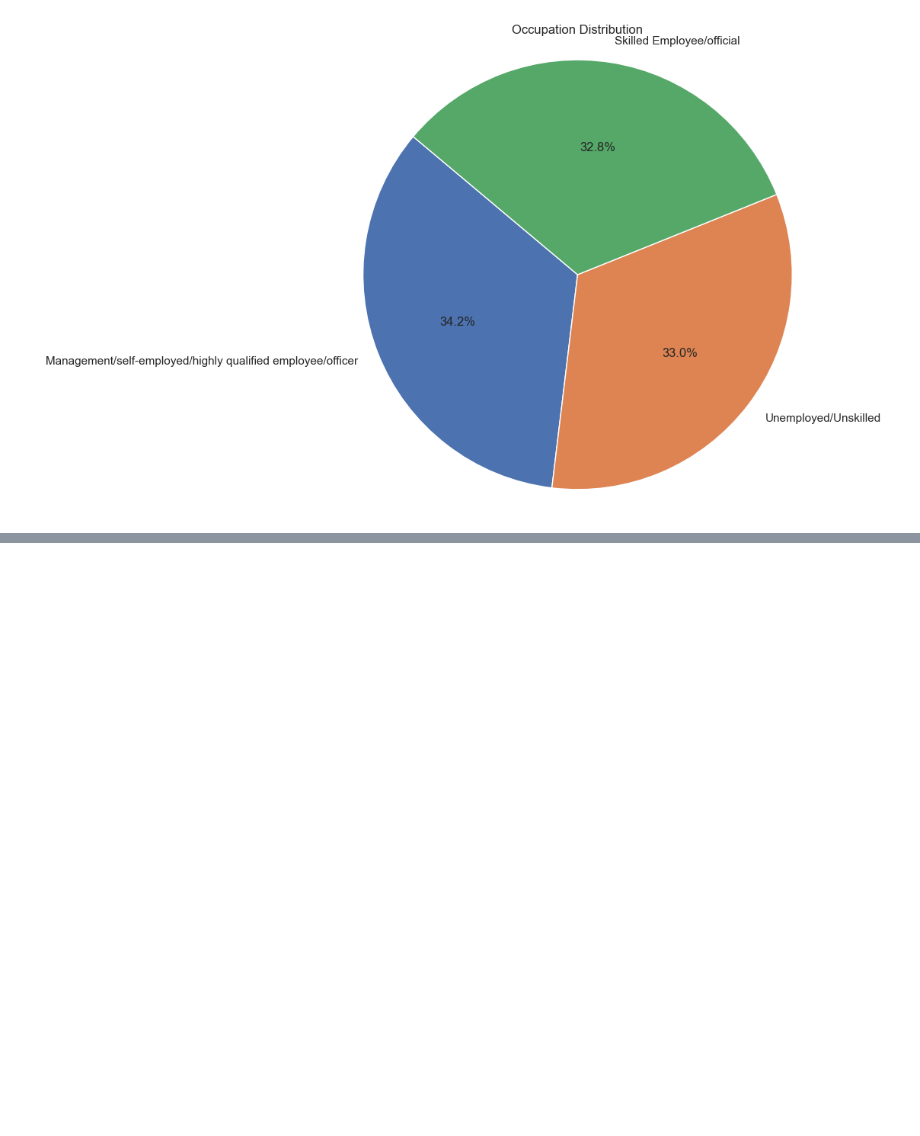
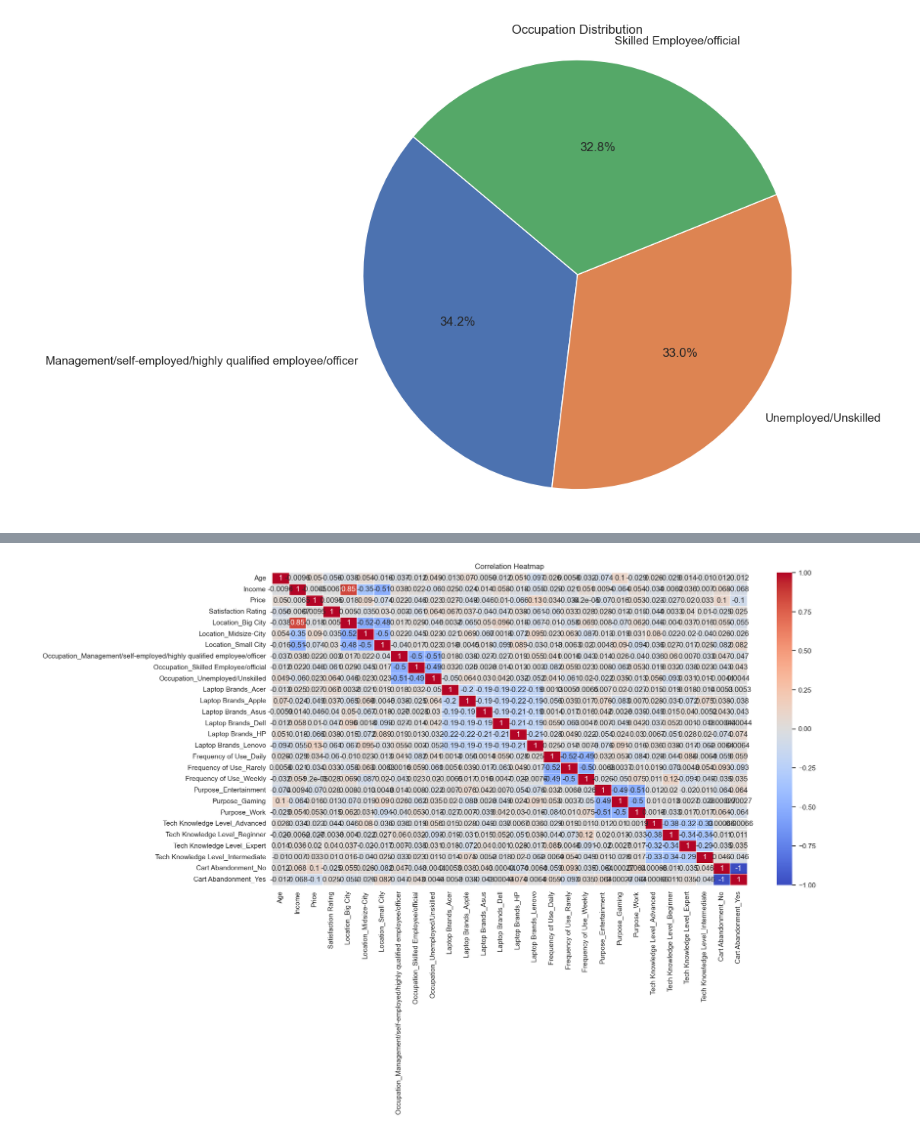
Before and after one commit to Keganwealths/CustomerChurnprack, a Jupyter notebook: project2.ipyn.ipynb, the cells around one changed output, grey strips where cells are left out. Saved outputs shown, nothing was run; the diff lists cells and outputs as text; code cells hidden in the pictures; blank space fills up the shorter version.

Commit message:
Correlation Matrix

```diff
--- a/project2.ipyn.ipynb
+++ b/project2.ipyn.ipynb
@@ -137,3 +137,16 @@ plt.axis('equal')  # Equal aspect ratio ensures that pie is drawn as a circle.
 plt.show()
 # %% [output]
 [figure]
+# %%
+# Assuming you have your DataFrame df
+columns_to_drop = ['Customer ID', 'Name', 'Email Address','Previous Brands Owned','Purchase Date']
+
+# Use the drop method to remove the specified columns
+df1 =df.drop(columns=columns_to_drop)
+# %%
+categorical_columns = ['Location', 'Occupation', 'Laptop Brands', 'Frequency of Use', 'Purpose',  'Tech Knowledge Level', 'Cart Abandonment']
+# Use pd.get_dummies to encode the categorical columns
+encoded_df = pd.get_dummies(df1, columns=categorical_columns)
+
+# Display the result
+encoded_df
@@ -139,0 +167,15 @@ plt.show()
+# %%
+# Calculate the correlation matrix
+correlation_matrix = encoded_df.corr()
+
+# Create a heatmap using seaborn
+plt.figure(figsize=(17, 9))  # Adjust the figure size as needed
+sns.heatmap(correlation_matrix, annot=True, cmap='coolwarm', linewidths=0.5)
+
+# Add a title
+plt.title('Correlation Heatmap')
+
+# Display the heatmap
+plt.show()
+# %% [output]
+[figure, added]
```
Also changed, not shown: parts of 1 cell of this notebook.
